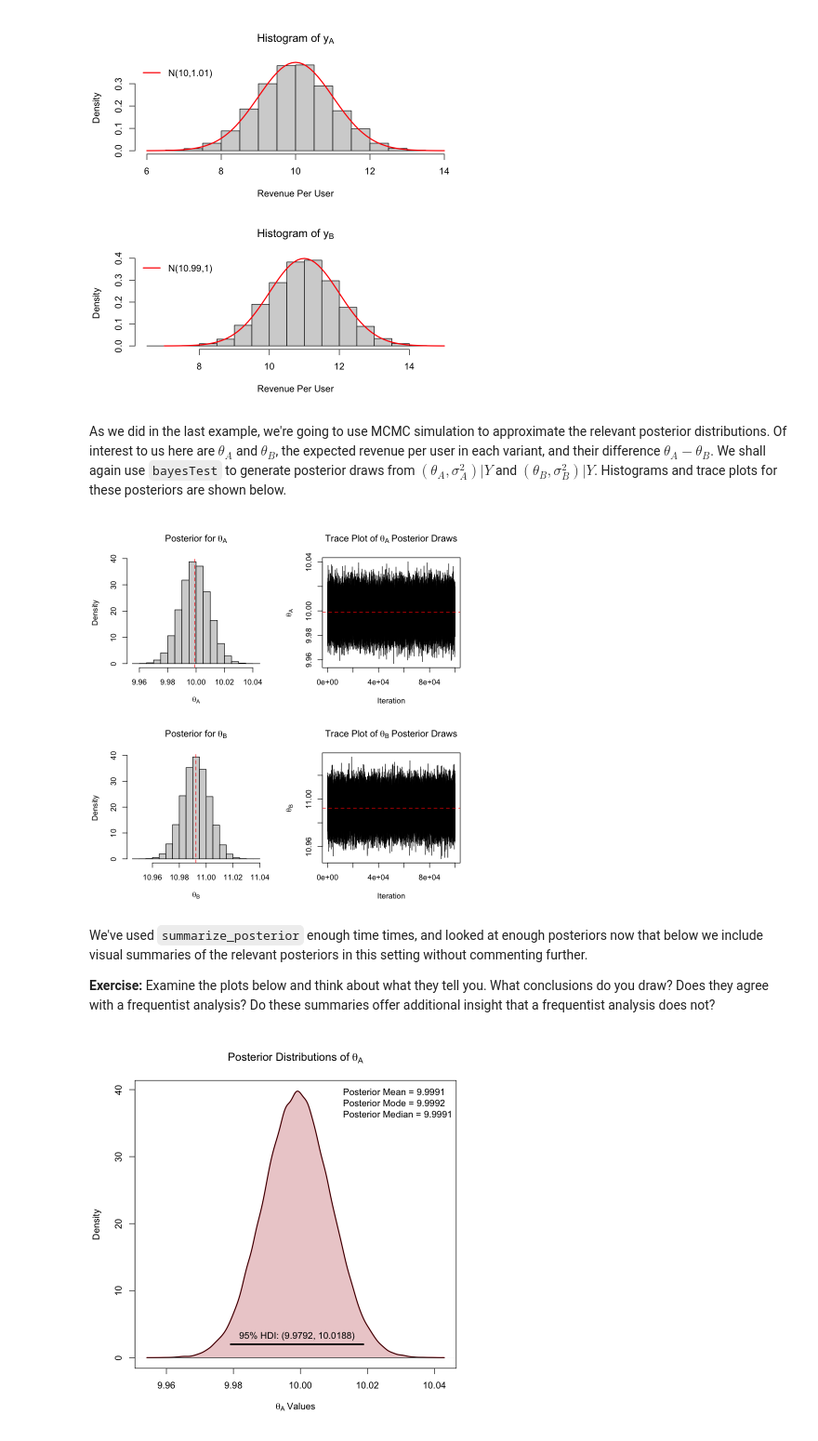
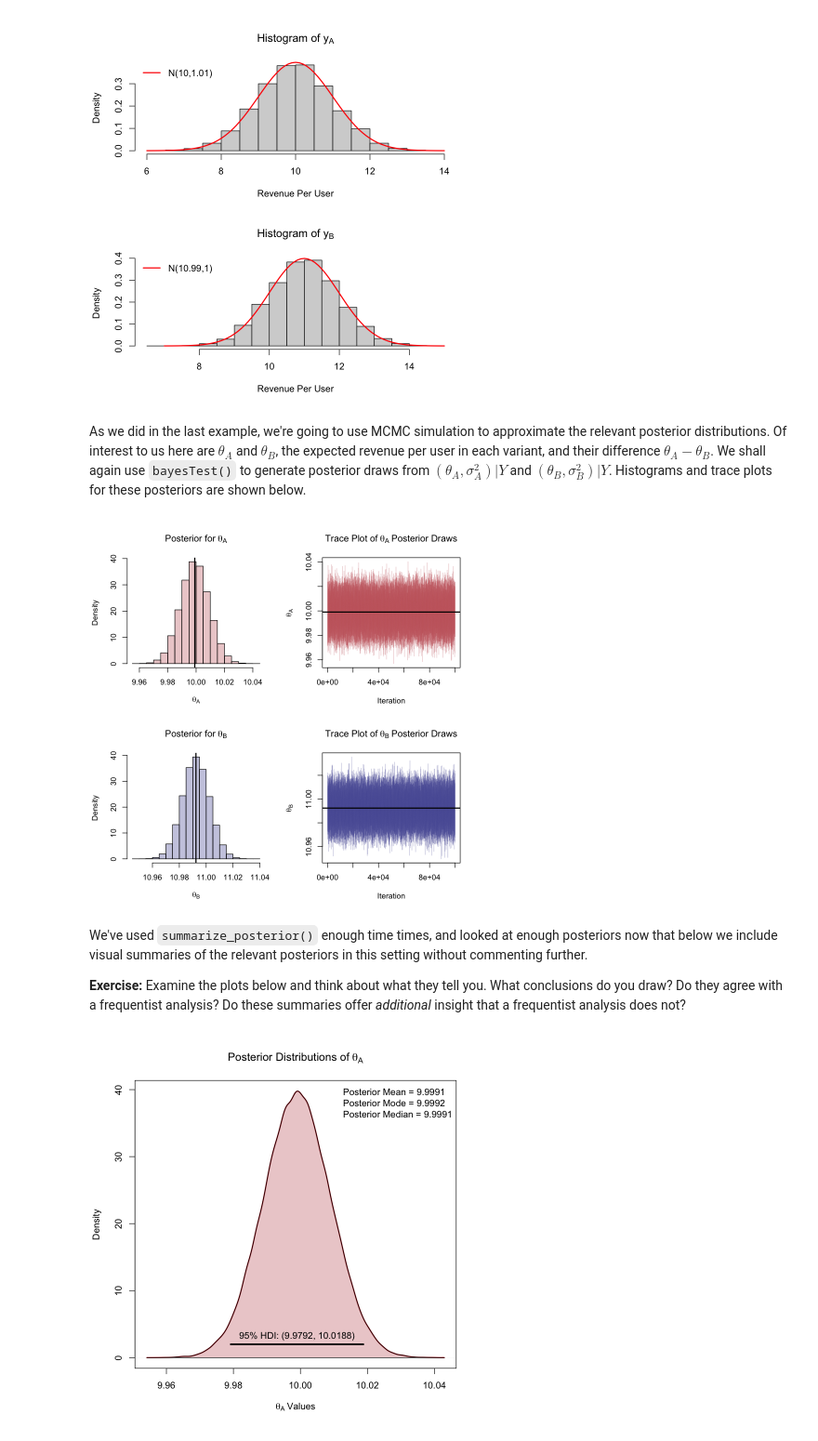
Before and after one commit to ntstevens/Bayesian_AB_Testing, a Jupyter notebook: Bayesian Methods in AB Testing.ipynb, the cells around one changed output. Shown at 93% size. Drawn from its saved outputs; the diff is of its cells as text; code cells hidden in the pictures.

```diff
--- a/Bayesian Methods in AB Testing.ipynb
+++ b/Bayesian Methods in AB Testing.ipynb
@@ -646,31 +650,32 @@ legend("topleft", lwd = 2, col = "red", bty = "n",
 # %% [output]
 [figure]
 # %% [markdown]
-As we did in the last example, we're going to use MCMC simulation to approximate the relevant posterior distributions. Of interest to us here are $\theta_A$ and $\theta_B$, the expected revenue per user in each variant, and their difference $\theta_A-\theta_B$. We shall again use `bayesTest` to generate posterior draws from $(\theta_A,\sigma_A^2)|Y$ and $(\theta_B,\sigma_B^2)|Y$. Histograms and trace plots for these posteriors are shown below.
+As we did in the last example, we're going to use MCMC simulation to approximate the relevant posterior distributions. Of interest to us here are $\theta_A$ and $\theta_B$, the expected revenue per user in each variant, and their difference $\theta_A-\theta_B$. We shall again use `bayesTest()` to generate posterior draws from $(\theta_A,\sigma_A^2)|Y$ and $(\theta_B,\sigma_B^2)|Y$. Histograms and trace plots for these posteriors are shown below.
 # %%
 res = bayesTest(yA, yB, distribution = 'normal',
                 priors = c('mu' = 5, 'lambda' = 1, 'alpha' = 3, 'beta' = 1))
 thetaA = res$posteriors$Mu$A
 thetaB = res$posteriors$Mu$B
 
 par(mfrow=c(2,2))
-hist(thetaA, main = expression("Posterior for"~theta[A]), probability = TRUE, xlab = expression(theta[A]))
-abline(v = mean(thetaA), lty = 2, col = "red")
+hist(thetaA, main = expression("Posterior for"~theta[A]), probability = TRUE,
+     xlab = expression(theta[A]), col = adjustcolor("firebrick", 0.25))
+abline(v = mean(thetaA), lwd = 2)
 ts.plot(thetaA, main = expression("Trace Plot of"~theta[A]~"Posterior Draws"),
-        xlab = "Iteration", ylab = expression(theta[A]))
-abline(h = mean(thetaA), lty = 2, col = "red")
+        xlab = "Iteration", ylab = expression(theta[A]), col = adjustcolor("firebrick", 0.25))
+abline(h = mean(thetaA), lwd = 2)
 hist(thetaB, main = expression("Posterior for"~theta[B]), probability = TRUE,
-     xlab = expression(theta[B]))
-abline(v = mean(thetaB), lty = 2, col = "red")
+     xlab = expression(theta[B]), col = adjustcolor("navyblue", 0.25))
+abline(v = mean(thetaB), lwd = 2)
 ts.plot(thetaB, main = expression("Trace Plot of"~theta[B]~"Posterior Draws"),
-        xlab = "Iteration", ylab = expression(theta[B]))
-abline(h = mean(thetaB), lty = 2, col = "red")
+        xlab = "Iteration", ylab = expression(theta[B]), col = adjustcolor("navyblue", 0.25))
+abline(h = mean(thetaB), lwd = 2)
 # %% [output]
-[figure, old version]
+[figure, new version]
 # %% [markdown]
-We've used `summarize_posterior` enough time times, and looked at enough posteriors now that below we include visual summaries of the relevant posteriors in this setting without commenting further.
+We've used `summarize_posterior()` enough time times, and looked at enough posteriors now that below we include visual summaries of the relevant posteriors in this setting without commenting further.
 
-**Exercise:** Examine the plots below and think about what they tell you. What conclusions do you draw? Does they agree with a frequentist analysis? Do these summaries offer additional insight that a frequentist analysis does not?
+**Exercise:** Examine the plots below and think about what they tell you. What conclusions do you draw? Do they agree with a frequentist analysis? Do these summaries offer *additional* insight that a frequentist analysis does not?
 # %%
 summarize_posterior(x = thetaA, delta = NULL, cl = 0.95, col = "firebrick",
                     main = expression("Posterior Distributions of"~theta[A]),
```
Also changed, not shown: parts of 64 cells of this notebook.
